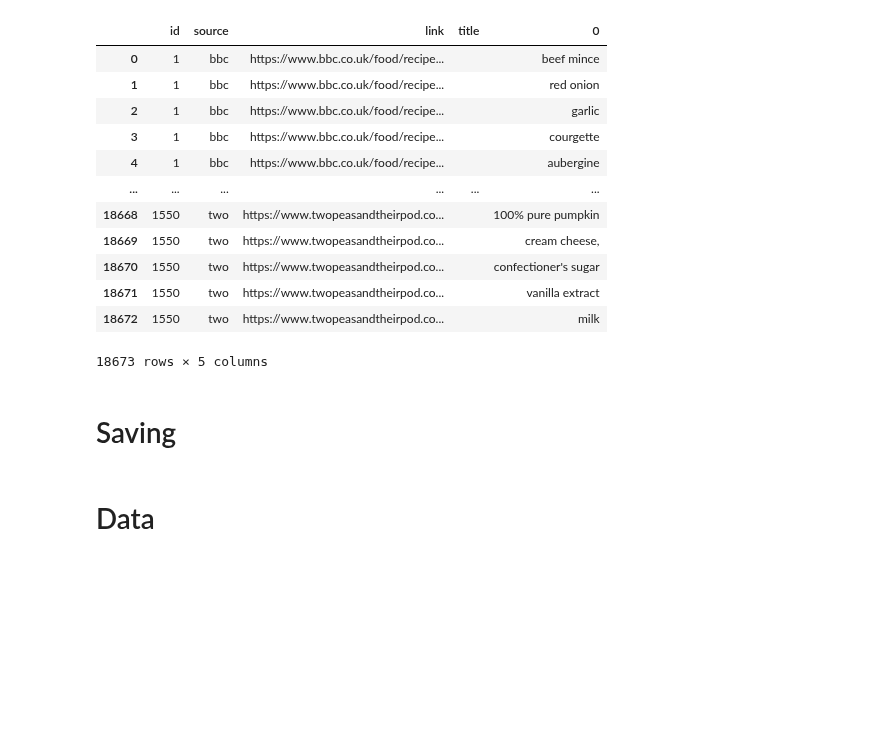
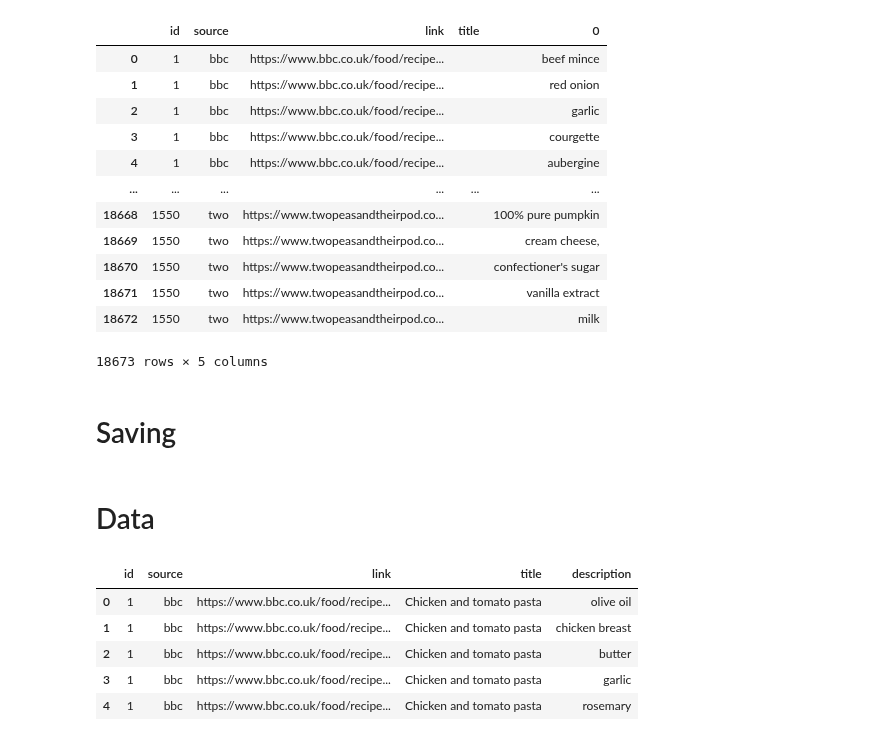
Before and after one commit to AfonsoCunha22/ComputationalToolsProject, a Jupyter notebook: 2_Recipe_Scrapping.ipynb, the cells around one changed output. Drawn from its saved outputs; the diff is of its cells as text; code cells hidden in the pictures; blank space fills up the shorter version.

```diff
--- a/2_Recipe_Scrapping.ipynb
+++ b/2_Recipe_Scrapping.ipynb
@@ -307,0 +309,9 @@ df = pd.read_csv('recipes_data.csv')
+# %%
+df.head()
+# %% [output]
+|  | id | source | link | title | description |
+| 0 | 1 | bbc | https://www.bbc.co.uk/food/recipe... | Chicken and tomato pasta | olive oil |
+| 1 | 1 | bbc | https://www.bbc.co.uk/food/recipe... | Chicken and tomato pasta | chicken breast |
+| 2 | 1 | bbc | https://www.bbc.co.uk/food/recipe... | Chicken and tomato pasta | butter |
+| 3 | 1 | bbc | https://www.bbc.co.uk/food/recipe... | Chicken and tomato pasta | garlic |
+| 4 | 1 | bbc | https://www.bbc.co.uk/food/recipe... | Chicken and tomato pasta | rosemary |
```
Also changed, not shown: parts of 20 cells of this notebook, 1 other file.
